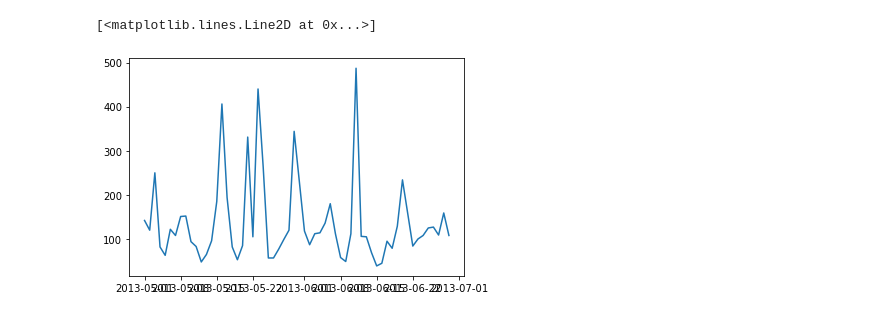
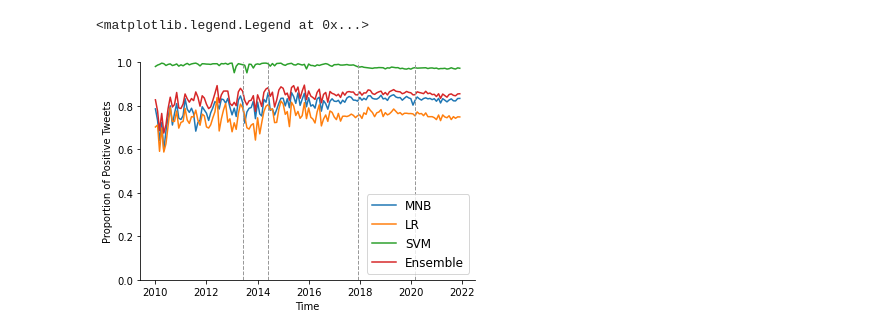
Before and after one commit to Connorrmcd6/Gartner-Hype-Cycle, a Jupyter notebook: Analysis/Notebooks/sentiment_analysis_ml.ipynb, the cells around one changed output. Cells and saved outputs as stored; diff of their text form; code cells hidden in the pictures.

```diff
--- a/Analysis/Notebooks/sentiment_analysis_ml.ipynb
+++ b/Analysis/Notebooks/sentiment_analysis_ml.ipynb
@@ -42,8 +41,32 @@ ORDER BY A.date ASC'''
 
 df = pd.read_sql(stmt, con=engine)
 df['date'] = pd.to_datetime(df['date'])
-# %%
-plt.plot(df.date, df.num_tweets)
-# %% [output]
-[<matplotlib.lines.Line2D at 0x...>]
-[figure, removed]
+# %%
+ax = plt.gca()
+line = pd.to_datetime('2013-06-01')
+line2 = pd.to_datetime('2014-06-01')
+line3 = pd.to_datetime('2017-12-01')
+line4 = pd.to_datetime('2020-03-01')
+
+ax.spines['right'].set_visible(False)
+ax.spines['top'].set_visible(False)
+plt.rcParams["figure.figsize"] = [8, 4]
+plt.rcParams.update({'font.size': 12})
+plt.rcParams['figure.dpi'] = 300
+ax.set_ylim([0,1])
+plt.xlabel('Time')
+plt.ylabel('Proportion of Positive Tweets')
+plt.plot(df.date, df.mnb, label = 'MNB')
+plt.plot(df.date, df.lr, label = 'LR')
+plt.plot(df.date, df.svm, label = 'SVM')
+plt.plot(df.date, df.ens, label = 'Ensemble')
+plt.axvline(x=line, c = '#999999', linewidth = 1, linestyle ="--")
+plt.axvline(x=line2, c = '#999999', linewidth = 1, linestyle ="--")
+plt.axvline(x=line3, c = '#999999', linewidth = 1, linestyle ="--")
+plt.axvline(x=line4, c = '#999999', linewidth = 1, linestyle ="--")
+plt.legend(loc='lower right')
+# plt.savefig(os.path.join(path, 'ml_sentiment.pdf'), format='pdf',bbox_inches='tight',pad_inches = 0)
+# plt.close()
+# %% [output]
+<matplotlib.legend.Legend at 0x...>
+[figure, added]
```
Also changed, not shown: parts of 18 cells of this notebook, 9 other files.
